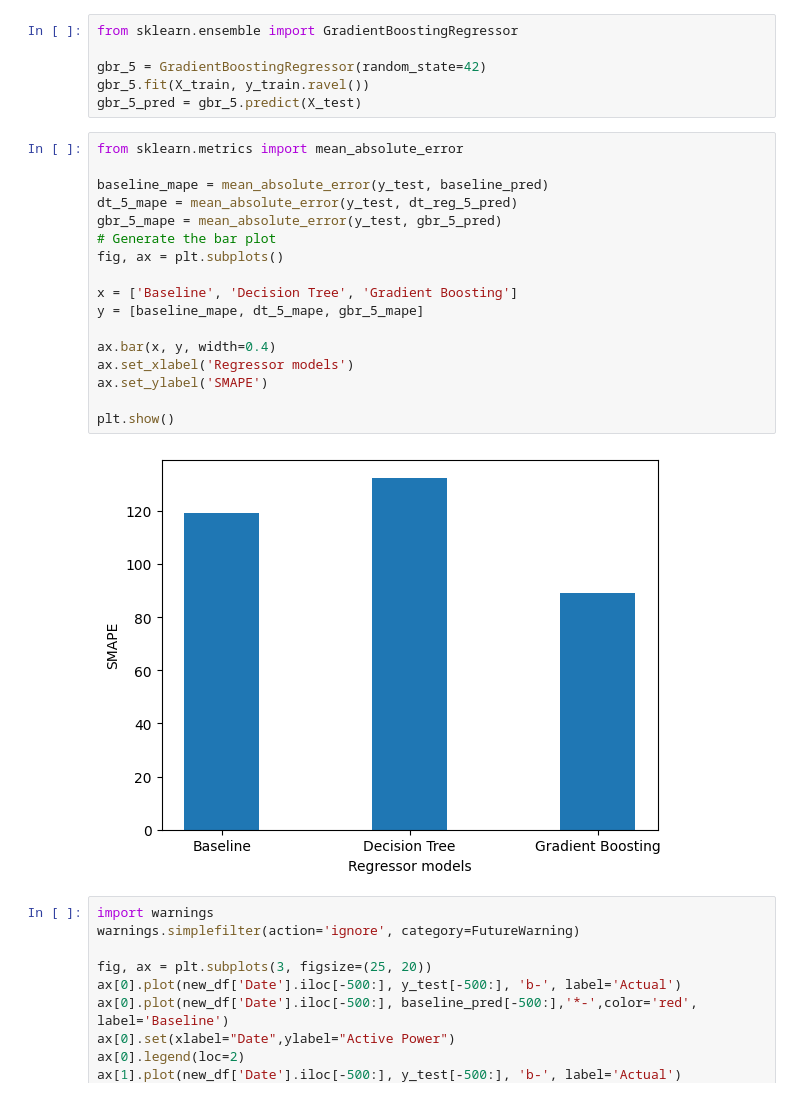
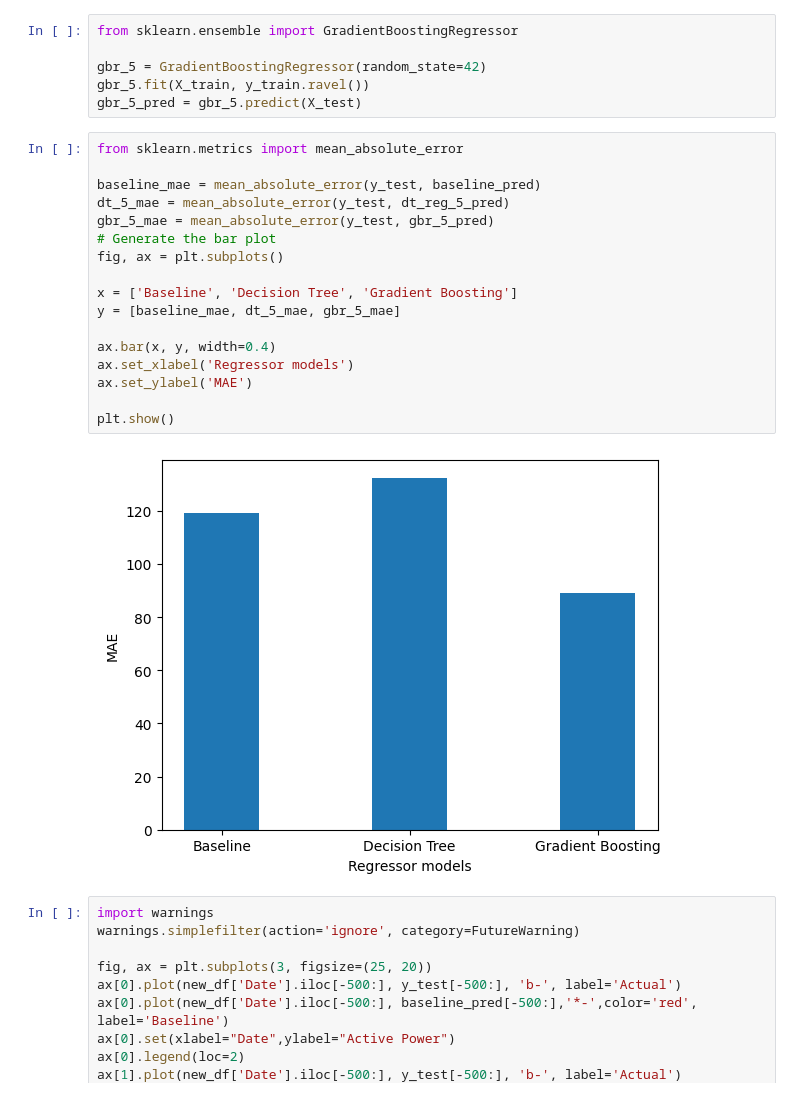
Before and after one commit to acrulopez/data-mining-UPM, a Jupyter notebook: Project.ipynb, the cells around one changed output. Drawn from its saved outputs; the diff is of its cells as text.

```diff
--- a/Project.ipynb
+++ b/Project.ipynb
@@ -331,22 +331,22 @@ gbr_5_pred = gbr_5.predict(X_test)
 # %%
 from sklearn.metrics import mean_absolute_error
 
-baseline_mape = mean_absolute_error(y_test, baseline_pred)
-dt_5_mape = mean_absolute_error(y_test, dt_reg_5_pred)
-gbr_5_mape = mean_absolute_error(y_test, gbr_5_pred)
+baseline_mae = mean_absolute_error(y_test, baseline_pred)
+dt_5_mae = mean_absolute_error(y_test, dt_reg_5_pred)
+gbr_5_mae = mean_absolute_error(y_test, gbr_5_pred)
 # Generate the bar plot
 fig, ax = plt.subplots()
 
 x = ['Baseline', 'Decision Tree', 'Gradient Boosting']
-y = [baseline_mape, dt_5_mape, gbr_5_mape]
+y = [baseline_mae, dt_5_mae, gbr_5_mae]
 
 ax.bar(x, y, width=0.4)
 ax.set_xlabel('Regressor models')
-ax.set_ylabel('SMAPE')
+ax.set_ylabel('MAE')
 
 plt.show()
 # %% [output]
-[figure, old version]
+[figure, new version]
 # %%
 import warnings
 warnings.simplefilter(action='ignore', category=FutureWarning)
```
Also changed, not shown: parts of 35 cells of this notebook.
